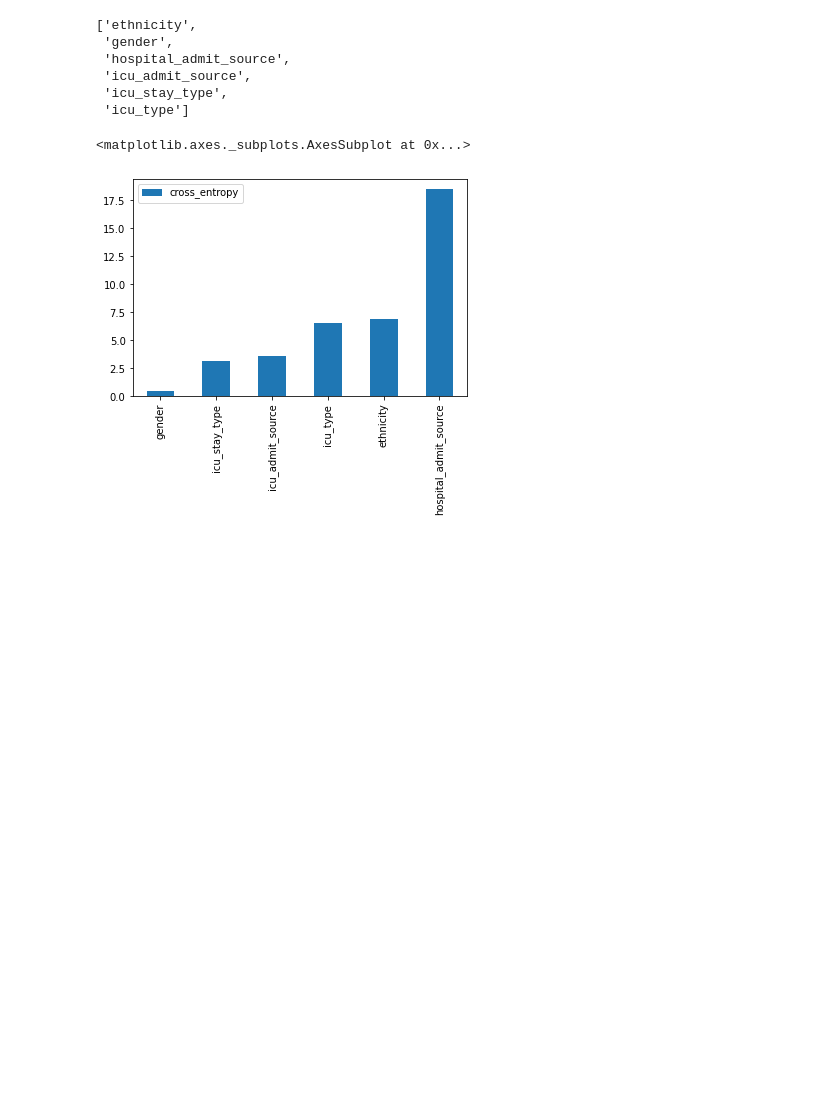
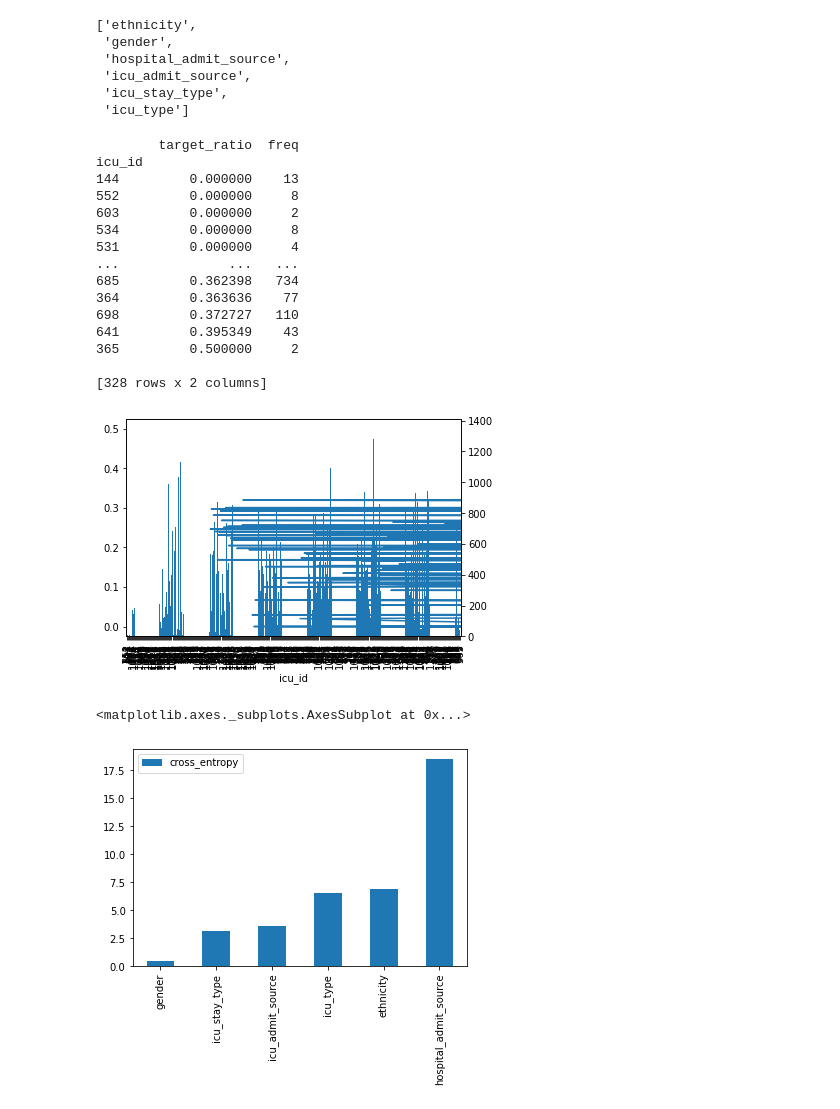
Before and after one commit to quanvu0996/compet, a Jupyter notebook: Kaggle_compet/WiDS_2021/quanvh8-baseline-dl.ipynb, the cells around one changed output. Drawn from its saved outputs; the diff is of its cells as text; code cells hidden in the pictures; blank space fills up the shorter version.

```diff
--- a/Kaggle_compet/WiDS_2021/quanvh8-baseline-dl.ipynb
+++ b/Kaggle_compet/WiDS_2021/quanvh8-baseline-dl.ipynb
@@ -153,6 +163,33 @@ cols_cat
  'icu_admit_source',
  'icu_stay_type',
  'icu_type']
+# %%
+# Categorical column checking
+col = 'icu_id'
+x = df_train[[col, col_target]]
+x = x.fillna('MISSING').groupby(col).agg({col_target: lambda x: np.sum(x)/len(x), col:lambda x: len(x)})
+x.columns = ['target_ratio', 'freq']
+x = x.sort_values(by = 'target_ratio')
+ax = x['target_ratio'].plot()
+x['freq'].plot(kind = 'bar', ax = ax, secondary_y = True)
+print(x)
+# %% [output]
+        target_ratio  freq
+icu_id
+144         0.000000    13
+552         0.000000     8
+603         0.000000     2
+534         0.000000     8
+531         0.000000     4
+...              ...   ...
+685         0.362398   734
+364         0.363636    77
+698         0.372727   110
+641         0.395349    43
+365         0.500000     2
+
+[328 rows x 2 columns]
+[figure, added]
 # %%
 ce_df = pd.DataFrame.from_dict(ce_dict, orient='index', columns = ['cross_entropy'])
 ce_df.sort_values('cross_entropy').plot(kind = 'bar')
```
Also changed, not shown: parts of 12 cells of this notebook.
